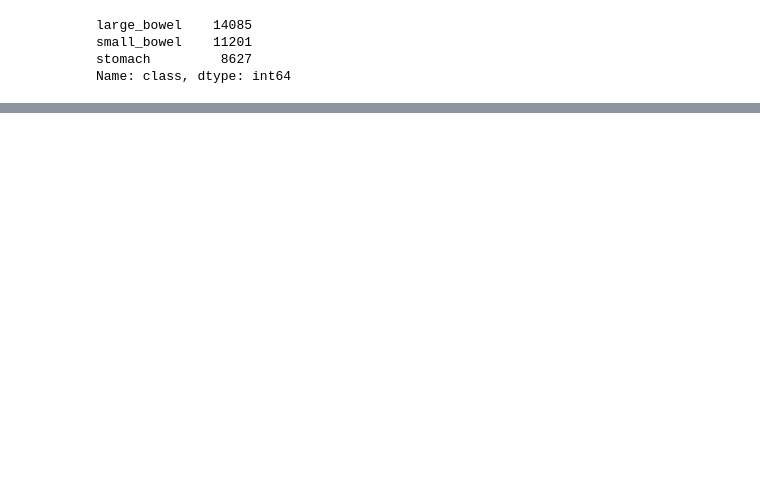
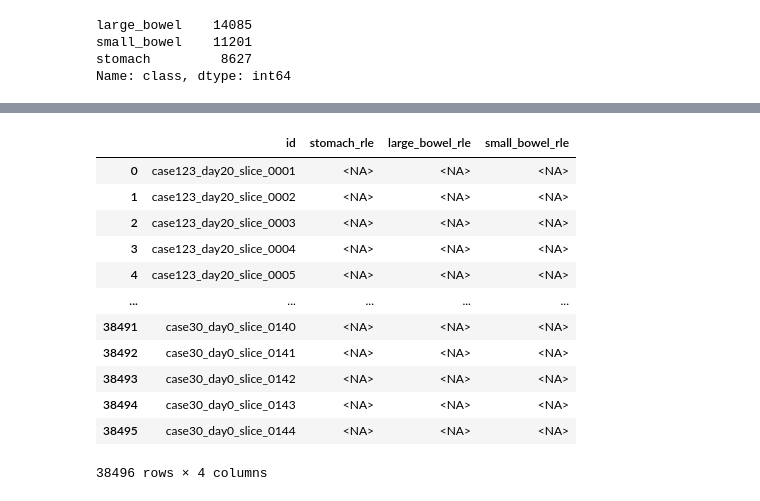
Before and after one commit to pri1311/UWM-GI-Tract-Image-Segmentation, a Jupyter notebook: getting-started-understanding-data.ipynb, the cells around one changed output, grey strips where cells are left out. Drawn from its saved outputs; the diff is of its cells as text; code cells hidden in the pictures; blank space fills up the shorter version.

Commit message:
Kaggle Notebook | Getting started - Understanding Data | Version 2

```diff
--- a/getting-started-understanding-data.ipynb
+++ b/getting-started-understanding-data.ipynb
@@ -162,0 +223,2 @@ Name: class, dtype: int64
+# %%
+unique_ids = train_data['id'].unique()
@@ -162,0 +231,5 @@ Name: class, dtype: int64
+# %%
+for id in unique_ids:
+    idx = train_data[train_data.id == id]
+    print(idx)
+    break
@@ -162,0 +241,6 @@ Name: class, dtype: int64
+# %%
+df = pd.DataFrame()
+df['id'] = unique_ids
+df['stomach_rle'] = pd.Series(dtype='string')
+df['large_bowel_rle'] = pd.Series(dtype='string')
+df['small_bowel_rle'] = pd.Series(dtype='string')
@@ -162,0 +256,26 @@ Name: class, dtype: int64
+# %%
+for i, id in enumerate(unique_ids):
+    idx = train_data[train_data.id == id]
+    for index, row in idx.iterrows():
+        if row['class'] == 'stomach':
+            df.at[i,'stomach_rle'] = row['segmentation']
+        elif row['class'] == 'large_bowel':
+            df.at[i,'large_bowel_rle'] = row['segmentation']
+        elif row['class'] == 'small_bowel':
+            df.at[i,'small_bowel_rle'] = row['segmentation']
+# %%
+df
+# %% [output]
+|  | id | stomach_rle | large_bowel_rle | small_bowel_rle |
+| 0 | case123_day20_slice_0001 | <NA> | <NA> | <NA> |
+| 1 | case123_day20_slice_0002 | <NA> | <NA> | <NA> |
+| 2 | case123_day20_slice_0003 | <NA> | <NA> | <NA> |
+| 3 | case123_day20_slice_0004 | <NA> | <NA> | <NA> |
+| 4 | case123_day20_slice_0005 | <NA> | <NA> | <NA> |
+| ... | ... | ... | ... | ... |
+| 38491 | case30_day0_slice_0140 | <NA> | <NA> | <NA> |
+| 38492 | case30_day0_slice_0141 | <NA> | <NA> | <NA> |
+| 38493 | case30_day0_slice_0142 | <NA> | <NA> | <NA> |
+| 38494 | case30_day0_slice_0143 | <NA> | <NA> | <NA> |
+| 38495 | case30_day0_slice_0144 | <NA> | <NA> | <NA> |
+38496 rows × 4 columns
```
Also changed, not shown: parts of 17 cells of this notebook.
